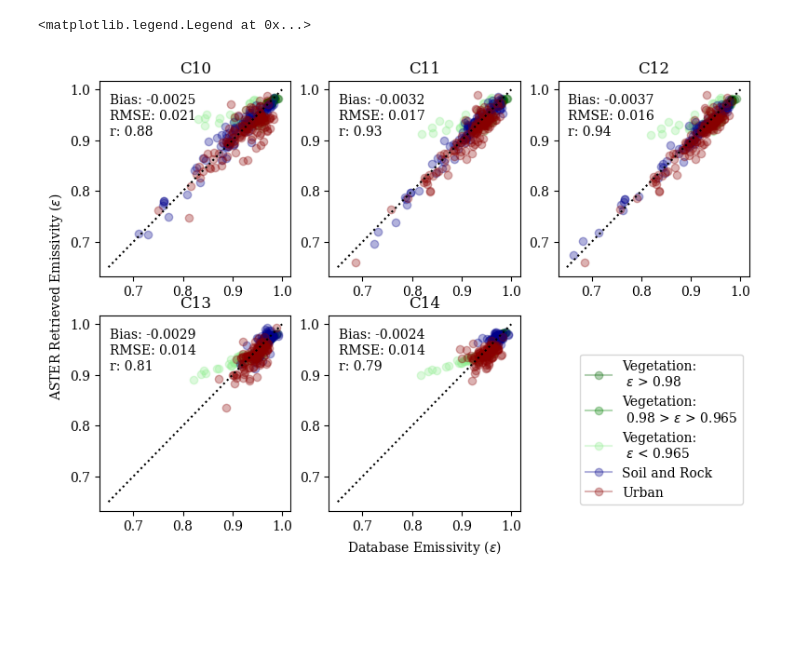
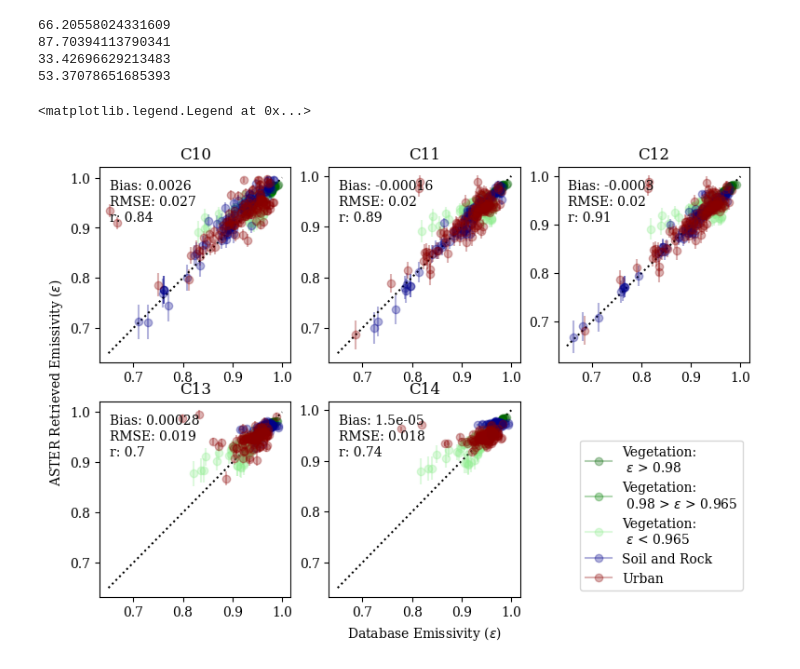
Before and after one commit to MikeJSPerry/2023EA003171R, a Jupyter notebook: simulated_test.ipynb, the cells around one changed output. Saved outputs shown, nothing was run; the diff lists cells and outputs as text; code cells hidden in the pictures; blank space fills up the shorter version.

```diff
--- a/simulated_test.ipynb
+++ b/simulated_test.ipynb
@@ -17,0 +188,20 @@ for point in ds.OE_retrieved_LST:
+# %%
+
+all_d = np.count_nonzero(~np.isnan(data1))
+low_d_1 = np.count_nonzero((data1 > -1)&(data1 < 1))
+low_d_15 = np.count_nonzero((data1 > -1.5)&(data1 < 1.5))
+low_d_2 = np.count_nonzero((data1 > -2)&(data1 < 2))
+print((low_d_1 / all_d)*100.00)
+print((low_d_2 / all_d)*100.00)
+
+all_p = np.count_nonzero(~np.isnan(data2))
+low_p_1 = np.count_nonzero((data2 > -1)&(data2 < 1))
+low_p_15 = np.count_nonzero((data2 > -1.5)&(data2 < 1.5))
+low_p_2 = np.count_nonzero((data2 > -2)&(data2 < 2))
+print((low_p_1 / all_p)*100.00)
+print((low_p_2 / all_p)*100.00)
+# %% [output]
+66.20558024331609
+87.70394113790341
+33.42696629213483
+53.37078651685393
@@ -18,12 +232,12 @@ for point in ds.OE_retrieved_LST:
+# %%
+urb_true = urb_true.values[:,2:]
+sar_true = sar_true.values[:,2:]
+ln_veg_true = ln_veg_true.values[:,2:]
+mn_veg_true = mn_veg_true.values[:,2:]
+hn_veg_true = hn_veg_true.values[:,2:]
+all_true=[urb_true,sar_true,ln_veg_true,mn_veg_true,hn_veg_true]
+colors = ["DarkRed", "DarkBlue", "LightGreen", "Green", "DarkGreen"]
 # %%
-Hgh_filt = np.where(ds.Material_Type.values == "Hgh_emiss")
-med_filt = np.where(ds.Material_Type.values == "Med_emiss")
-low_filt = np.where(ds.Material_Type.values == "Low_emiss")
-soil_filt = np.where(ds.Material_Type.values == "Soil")
-urban_filt = np.where(ds.Material_Type.values == "Urban")
-
-filters = [Hgh_filt, med_filt, low_filt, soil_filt, urban_filt]
-colors = ["DarkGreen", "Green", "LightGreen", "DarkBlue", "DarkRed"]
 pannels = ["a)", "b)", "c)", "d)", "e)"]
 channels = ["C10", "C11", "C12", "C13", "C14"]
 bands = [10, 11, 12, 13, 14]
@@ -33,9 +247,9 @@ lse_bias = []
 lse_rmse = []
 lse_r = []
 
-for band in bands:
-    true =ds[f"C{band}_library_LSE"].values
-    ret = ds[f"C{band}_OE_retrieved_LSE"].values
+for i,band in enumerate(bands):
+    true = np.concat([urb_true,sar_true,ln_veg_true,mn_veg_true,hn_veg_true],axis=0)[:,i].astype(float)
+    ret =  np.concat([urb_med,sar_med,ln_veg_med,mn_veg_med,hn_veg_med],axis=0)[:,i].astype(float)
 
     bias = np.median(ret - true)
     rmse = np.sqrt(np.mean((ret - true)**2))
@@ -43,50 +257,50 @@ for band in bands:
     lse_bias.append(bias)
     lse_rmse.append(rmse)
     lse_r.append(corr_coef.statistic)
+# %%
+order = [4,3,2,1,0]
 # %%
 #text_kwargs = dict(ha='center', va='center', fontsize=28, color='C1')
 plt.rcParams["font.family"] = "Serif"
-fig, axs = plt.subplot_mosaic(
-    figsize=(9, 6), mosaic=[["a)", "b)", "c)"], ["d)", "e)", "f)"]]
-)  # ,layout='constrained')
+fig, axs = plt.subplot_mosaic(figsize=(9, 6), mosaic=[["a)", "b)", "c)"], ["d)", "e)", "f)"]])
 for j, pannel in enumerate(pannels):
-    for i, filt in enumerate(filters):
-        c10 = axs[pannel].plot(
-            ds[f"C{bands[j]}_library_LSE"].values[filt],
-            ds[f"C{bands[j]}_OE_retrieved_LSE"].values[filt],
-            "o",
+    for i in order:
+        sca = axs[pannel].errorbar(
+            all_true[i][:,j],
+            all_med[i][:,j],
+            yerr=all_std[i][:,j],
+            fmt="o",
             color=colors[i],
             alpha=0.3,
-            label=filt,
         )
 
     axs[pannel].plot(
         [lower_emiss[j], 1], [lower_emiss[j], 1], linestyle="dotted", color="black"
     )
     axs[pannel].set_title(channels[j])
     axs[pannel].text(0.05,0.9,f"Bias: {lse_bias[j]:.2}", horizontalalignment='left', verticalalignment='center', transform=axs[pannel].transAxes)
     axs[pannel].text(0.05,0.82,f"RMSE: {lse_rmse[j]:.2}", horizontalalignment='left', verticalalignment='center', transform=axs[pannel].transAxes)
     axs[pannel].text(0.05,0.74,f"r: {lse_r[j]:.2}", horizontalalignment='left', verticalalignment='center', transform=axs[pannel].transAxes)
 axs["f)"].set_axis_off()
 fig.add_subplot(111, frameon=False)
 # hide tick and tick label of the big axis
 plt.tick_params(
     labelcolor="none", which="both", top=False, bottom=False, left=False, right=False
 )
 plt.xlabel("Database Emissivity ($ε$)")
 plt.ylabel("ASTER Retrieved Emissivity ($ε$)")
 hgh_v = mlines.Line2D(
     [], [], color="DarkGreen", marker="o", alpha=0.3, label="Vegetation:\n $ε$ > 0.98"
 )
 med_v = mlines.Line2D(
     [], [], color="Green", marker="o", alpha=0.3, label="Vegetation:\n 0.98 > $ε$ > 0.965"
 )
 low_v = mlines.Line2D(
     [], [], color="LightGreen", marker="o", alpha=0.3, label="Vegetation:\n $ε$ < 0.965"
 )
 soil = mlines.Line2D([], [], color="DarkBlue", marker="o", alpha=0.3, label="Soil and Rock")
 urban = mlines.Line2D([], [], color="DarkRed", marker="o", alpha=0.3, label="Urban")
 plt.legend(handles=[hgh_v, med_v, low_v, soil, urban], loc="lower right")
 # %% [output]
 <matplotlib.legend.Legend at 0x...>
-[figure, old version]
+[figure, new version]
```
Also changed, not shown: parts of 23 cells of this notebook.
